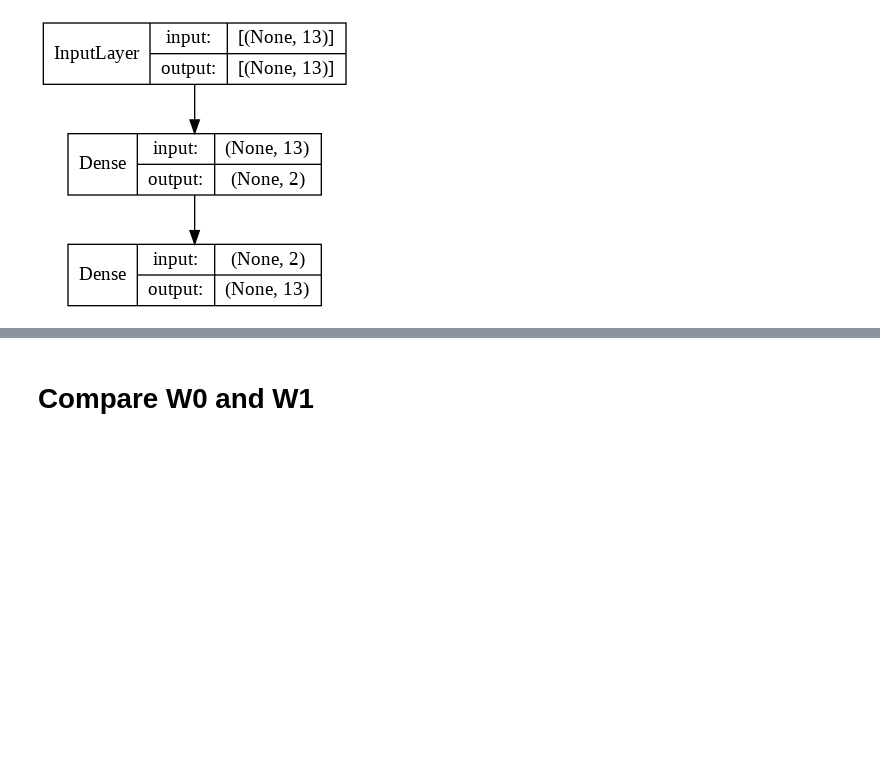
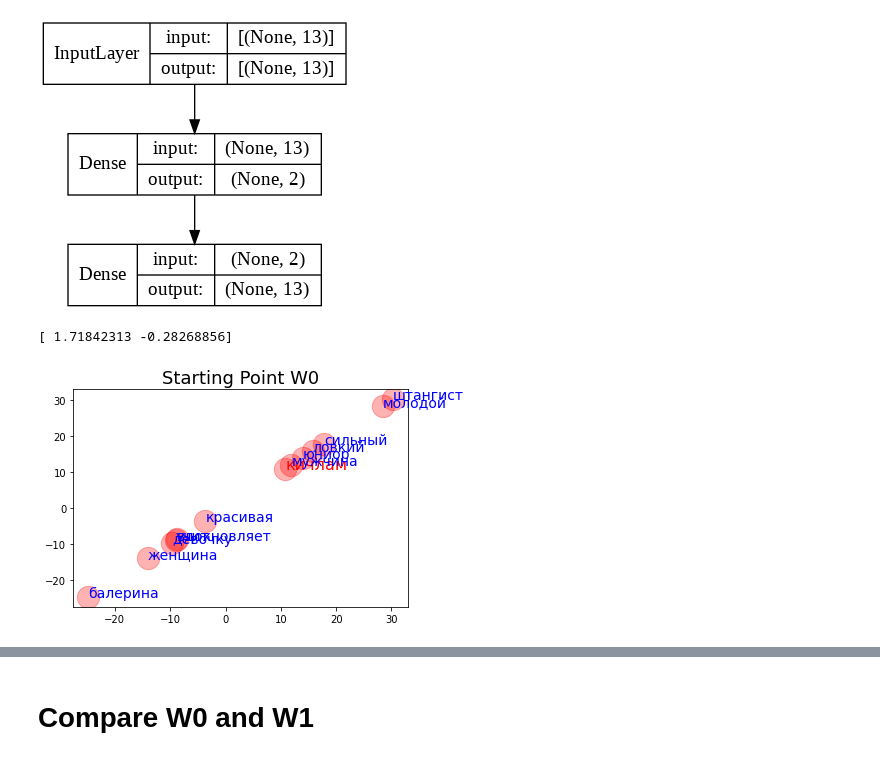
Before and after one commit to ftk1000/w2v_ftk1000, a Jupyter notebook: w2v_tf_fast.ipynb, the cells around one changed output, grey strips where cells are left out. Drawn from its saved outputs; the diff is of its cells as text; code cells hidden in the pictures; blank space fills up the shorter version.

```diff
--- a/w2v_tf_fast.ipynb
+++ b/w2v_tf_fast.ipynb
@@ -75,6 +76,32 @@ def show_weights_v2(model, format='rounded'):
     print("W1=",W1)
     print("b0=",b0)
     print("b1=",b1)
+# %%
+def plot_words_v0(W, vocab, ttl):
+  # plot words according to their embedding
+  x1 = W[:,0]
+  x2 = W[:,1]
+  # wrd =
+  x_axis_min, x_axis_max = np.min(x1)-get_padding(x1), np.max(x1)+get_padding(x1)
+  y_axis_min, y_axis_max = np.min(x2)-get_padding(x2), np.max(x2)+get_padding(x2)
+
+  plt.close()
+  fig, ax = plt.subplots()
+  plt.rcParams["figure.figsize"] = (10,10)
+  # plt.figure(figsize=(10,10))
+
+  plt.scatter(x1, x2, c='red', s=500, alpha=0.3)
+  # plt.text(x1+.03, x2+.03, np.asarray(w2v_df['word']), fontsize=9)
+  for word, x1i, x2i in zip(vocab, x1, x2):
+    if word != 'кичлам':
+      ax.annotate(word, (x1i,x2i ), fontsize=14, color='blue')
+    else:
+      ax.annotate(word, (x1i,x2i ), fontsize=16, color='red')
+
+  plt.xlim(x_axis_min,x_axis_max)
+  plt.ylim(y_axis_min,y_axis_max)
+  plt.title(ttl, fontsize=18)
+  plt.show()
 # %%
 text = "Балерина вдохновляет девочку. КИЧЛАМ сильный и ловкий. Штангист сильный мужчина. Балерина красивая женщина. Юниор ловкий штангист. \
 Юниор молодой мужчина. Девочку учит балерина. "
@@ -314,3 +342,11 @@ model.compile( optimizer='rmsprop',
 plot_model(model, show_shapes=1, show_dtype=0,show_layer_names=0)              # plot_model(model, show_shapes=1, show_layer_names=1)
 # %% [output]
 [figure]
+# %%
+W0,W1,b0,b1=get_weights(model)
+print(b0)
+%matplotlib inline
+plot_words_v0(W0, vocab, ttl='Starting Point W0')
+# %% [output]
+[ 1.71842313 -0.28268856]
+[figure, added]
```
Also changed, not shown: parts of 12 cells of this notebook.
